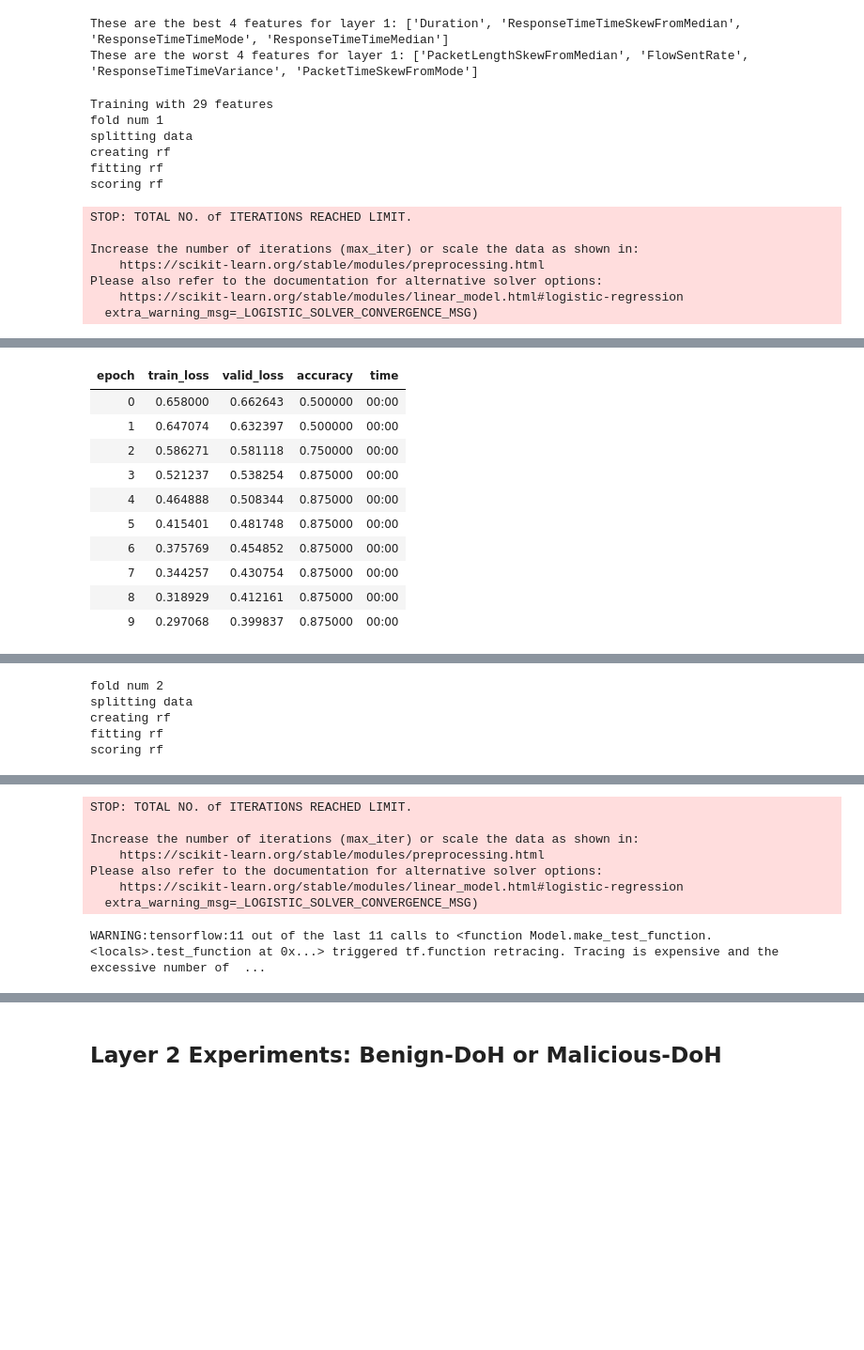
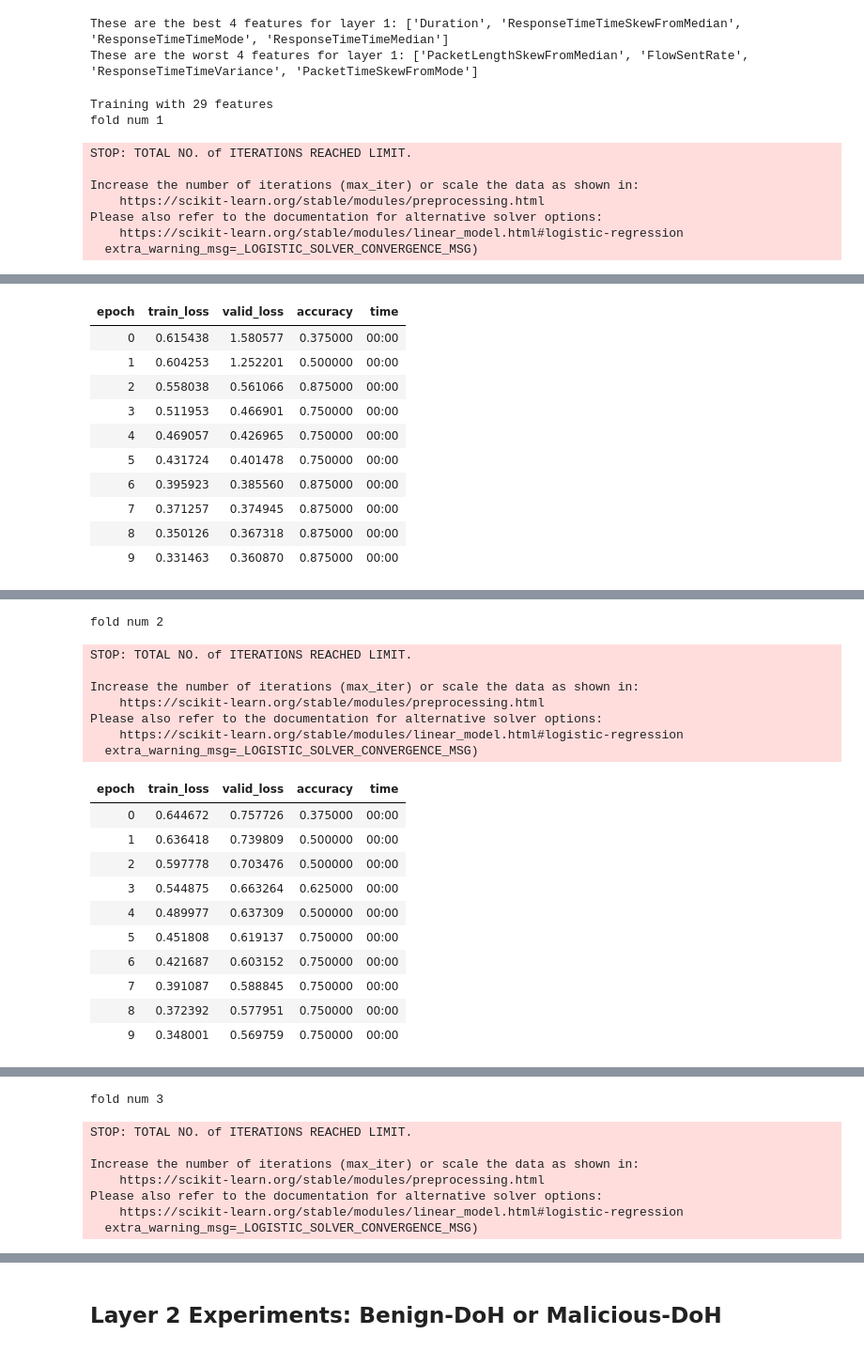
Before and after one commit to JohnsonClayton/DeepLearning-DNSoverHTTPS, a Jupyter notebook: doh_experiments.ipynb, the cells around one changed output, grey strips where cells are left out. Shown at 94% size. Drawn from its saved outputs; the diff is of its cells as text; code cells hidden in the pictures; blank space fills up the shorter version.

```diff
--- a/doh_experiments.ipynb
+++ b/doh_experiments.ipynb
@@ -517,14 +534,12 @@ print('These are the worst 4 features for layer 1: {}'.format(best_features_laye
 These are the best 4 features for layer 1: ['Duration', 'ResponseTimeTimeSkewFromMedian', 'ResponseTimeTimeMode', 'ResponseTimeTimeMedian']
 These are the worst 4 features for layer 1: ['PacketLengthSkewFromMedian', 'FlowSentRate', 'ResponseTimeTimeVariance', 'PacketTimeSkewFromMode']
 # %%
-l1_performance_metrics = train_and_eval_on(X=X, y=y, feature_set=best_features_layer1)
+mm = MetricsManager()
+
+train_and_eval_on(X=X, y=y, feature_set=best_features_layer1, metrics_manager=mm)
 # %% [output]
 Training with 29 features
 fold num 1
-splitting data
-creating rf
-fitting rf
-scoring rf
 STOP: TOTAL NO. of ITERATIONS REACHED LIMIT.
 
 Increase the number of iterations (max_iter) or scale the data as shown in:
@@ -536,17 +550,31 @@ WARNING:tensorflow:11 out of the last 11 calls to <function Model.make_test_func
 | epoch | train_loss | valid_loss | accuracy | time |
-| 0 | 0.658000 | 0.662643 | 0.500000 | 00:00 |
-| 1 | 0.647074 | 0.632397 | 0.500000 | 00:00 |
-| 2 | 0.586271 | 0.581118 | 0.750000 | 00:00 |
-| 3 | 0.521237 | 0.538254 | 0.875000 | 00:00 |
-| 4 | 0.464888 | 0.508344 | 0.875000 | 00:00 |
-| 5 | 0.415401 | 0.481748 | 0.875000 | 00:00 |
-| 6 | 0.375769 | 0.454852 | 0.875000 | 00:00 |
-| 7 | 0.344257 | 0.430754 | 0.875000 | 00:00 |
-| 8 | 0.318929 | 0.412161 | 0.875000 | 00:00 |
-| 9 | 0.297068 | 0.399837 | 0.875000 | 00:00 |
+| 0 | 0.615438 | 1.580577 | 0.375000 | 00:00 |
+| 1 | 0.604253 | 1.252201 | 0.500000 | 00:00 |
+| 2 | 0.558038 | 0.561066 | 0.875000 | 00:00 |
+| 3 | 0.511953 | 0.466901 | 0.750000 | 00:00 |
+| 4 | 0.469057 | 0.426965 | 0.750000 | 00:00 |
+| 5 | 0.431724 | 0.401478 | 0.750000 | 00:00 |
+| 6 | 0.395923 | 0.385560 | 0.875000 | 00:00 |
+| 7 | 0.371257 | 0.374945 | 0.875000 | 00:00 |
+| 8 | 0.350126 | 0.367318 | 0.875000 | 00:00 |
+| 9 | 0.331463 | 0.360870 | 0.875000 | 00:00 |
 [interactive output not drawn]
+fold num 2
-fold num 2
-splitting data
-creating rf
-fitting rf
-scoring rf
+STOP: TOTAL NO. of ITERATIONS REACHED LIMIT.
+
+Increase the number of iterations (max_iter) or scale the data as shown in:
+    https://scikit-learn.org/stable/modules/preprocessing.html
+Please also refer to the documentation for alternative solver options:
+    https://scikit-learn.org/stable/modules/linear_model.html#logistic-regression
+  extra_warning_msg=_LOGISTIC_SOLVER_CONVERGENCE_MSG)
+| epoch | train_loss | valid_loss | accuracy | time |
+| 0 | 0.644672 | 0.757726 | 0.375000 | 00:00 |
+| 1 | 0.636418 | 0.739809 | 0.500000 | 00:00 |
+| 2 | 0.597778 | 0.703476 | 0.500000 | 00:00 |
+| 3 | 0.544875 | 0.663264 | 0.625000 | 00:00 |
+| 4 | 0.489977 | 0.637309 | 0.500000 | 00:00 |
+| 5 | 0.451808 | 0.619137 | 0.750000 | 00:00 |
+| 6 | 0.421687 | 0.603152 | 0.750000 | 00:00 |
+| 7 | 0.391087 | 0.588845 | 0.750000 | 00:00 |
+| 8 | 0.372392 | 0.577951 | 0.750000 | 00:00 |
+| 9 | 0.348001 | 0.569759 | 0.750000 | 00:00 |
@@ -553,8 +582,8 @@ scoring rf
-STOP: TOTAL NO. of ITERATIONS REACHED LIMIT.
-
-Increase the number of iterations (max_iter) or scale the data as shown in:
-    https://scikit-learn.org/stable/modules/preprocessing.html
-Please also refer to the documentation for alternative solver options:
-    https://scikit-learn.org/stable/modules/linear_model.html#logistic-regression
-  extra_warning_msg=_LOGISTIC_SOLVER_CONVERGENCE_MSG)
+fold num 3
-WARNING:tensorflow:11 out of the last 11 calls to <function Model.make_test_function.<locals>.test_function at 0x...> triggered tf.function retracing. Tracing is expensive and the excessive number of  ...
+STOP: TOTAL NO. of ITERATIONS REACHED LIMIT.
+
+Increase the number of iterations (max_iter) or scale the data as shown in:
+    https://scikit-learn.org/stable/modules/preprocessing.html
+Please also refer to the documentation for alternative solver options:
+    https://scikit-learn.org/stable/modules/linear_model.html#logistic-regression
+  extra_warning_msg=_LOGISTIC_SOLVER_CONVERGENCE_MSG)
```
Also changed, not shown: parts of 8 cells of this notebook.
